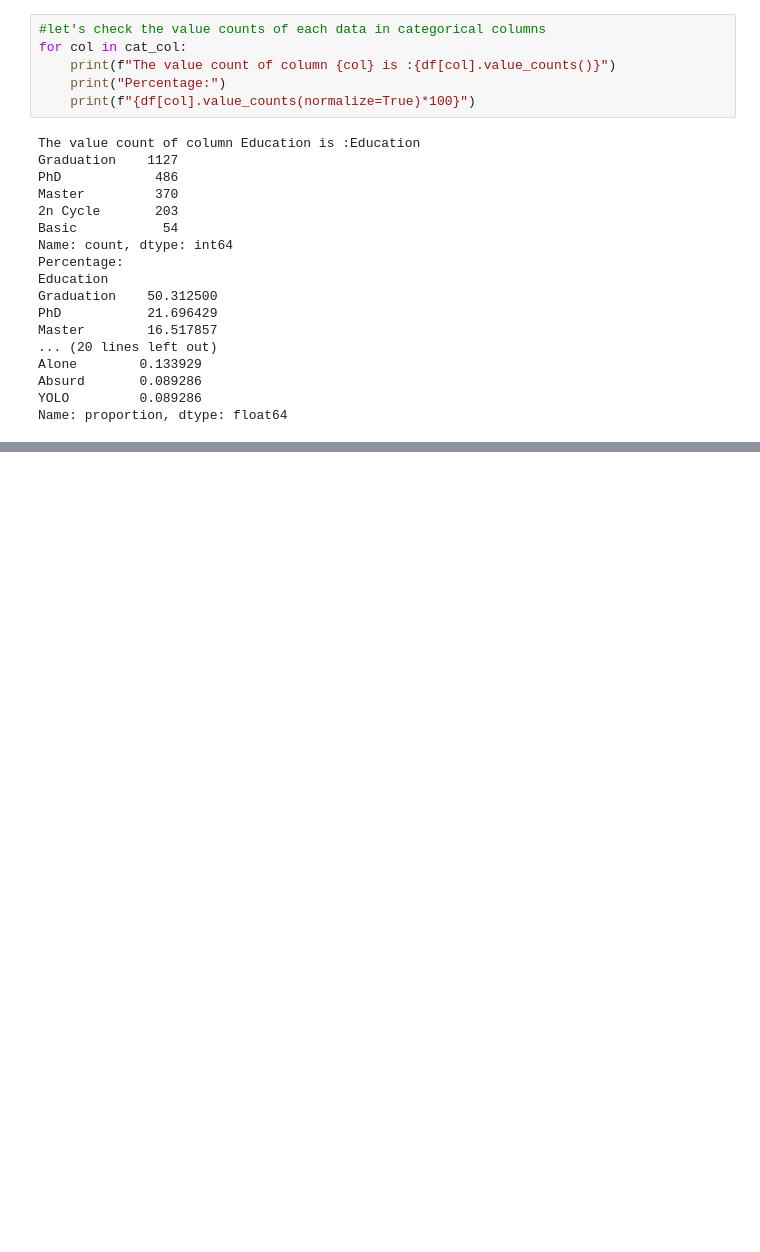
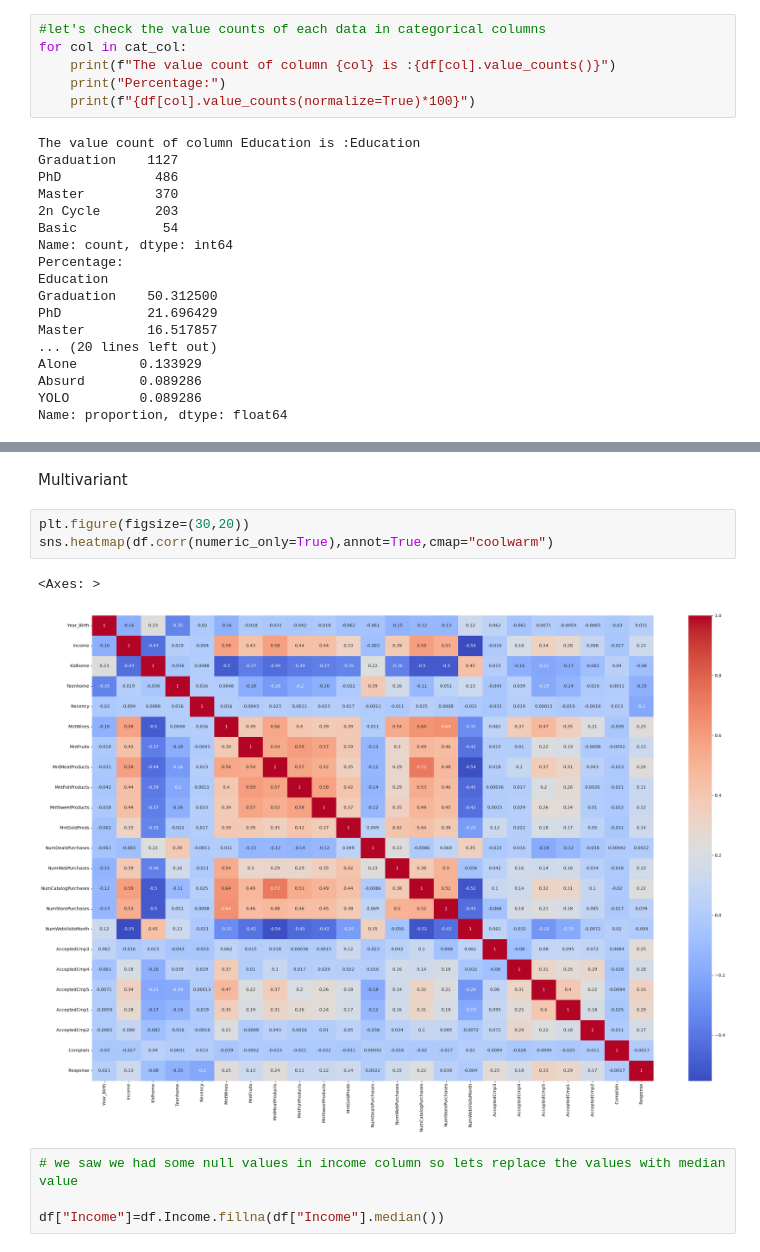
Before and after one commit to Swathi1-dev/Customer-Categorizer, a Jupyter notebook: notebooks/EDA.ipynb, the cells around one changed output, grey strips where cells are left out. Cells and saved outputs as stored; diff of their text form; blank space fills up the shorter version.

```diff
--- a/notebooks/EDA.ipynb
+++ b/notebooks/EDA.ipynb
@@ -197,0 +232,12 @@ Name: proportion, dtype: float64
+# %% [markdown]
+Multivariant
+# %%
+plt.figure(figsize=(30,20))
+sns.heatmap(df.corr(numeric_only=True),annot=True,cmap="coolwarm")
+# %% [output]
+<Axes: >
+[figure, added]
+# %%
+# we saw we had some null values in income column so lets replace the values with median value
+
+df["Income"]=df.Income.fillna(df["Income"].median())
```
Also changed, not shown: parts of 25 cells of this notebook, 1 other file.
